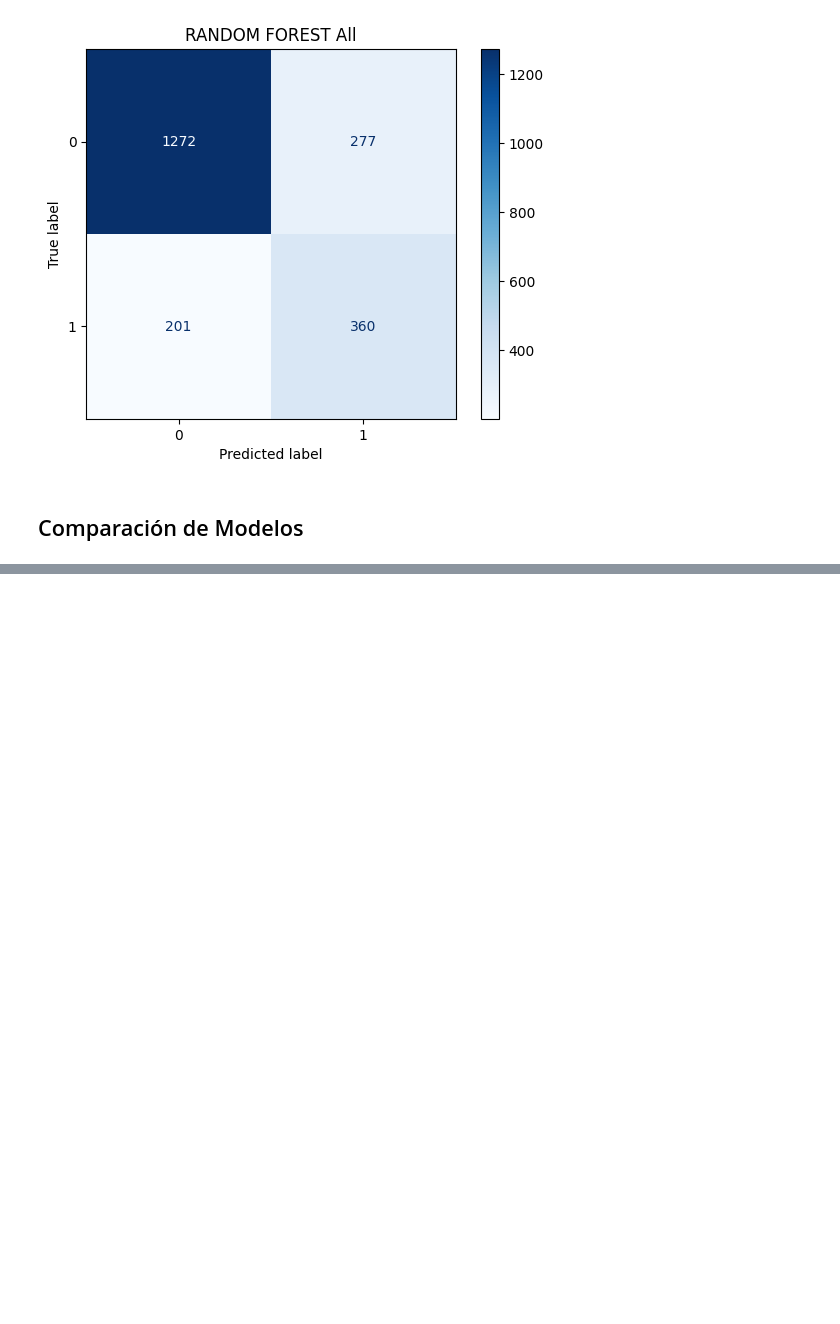
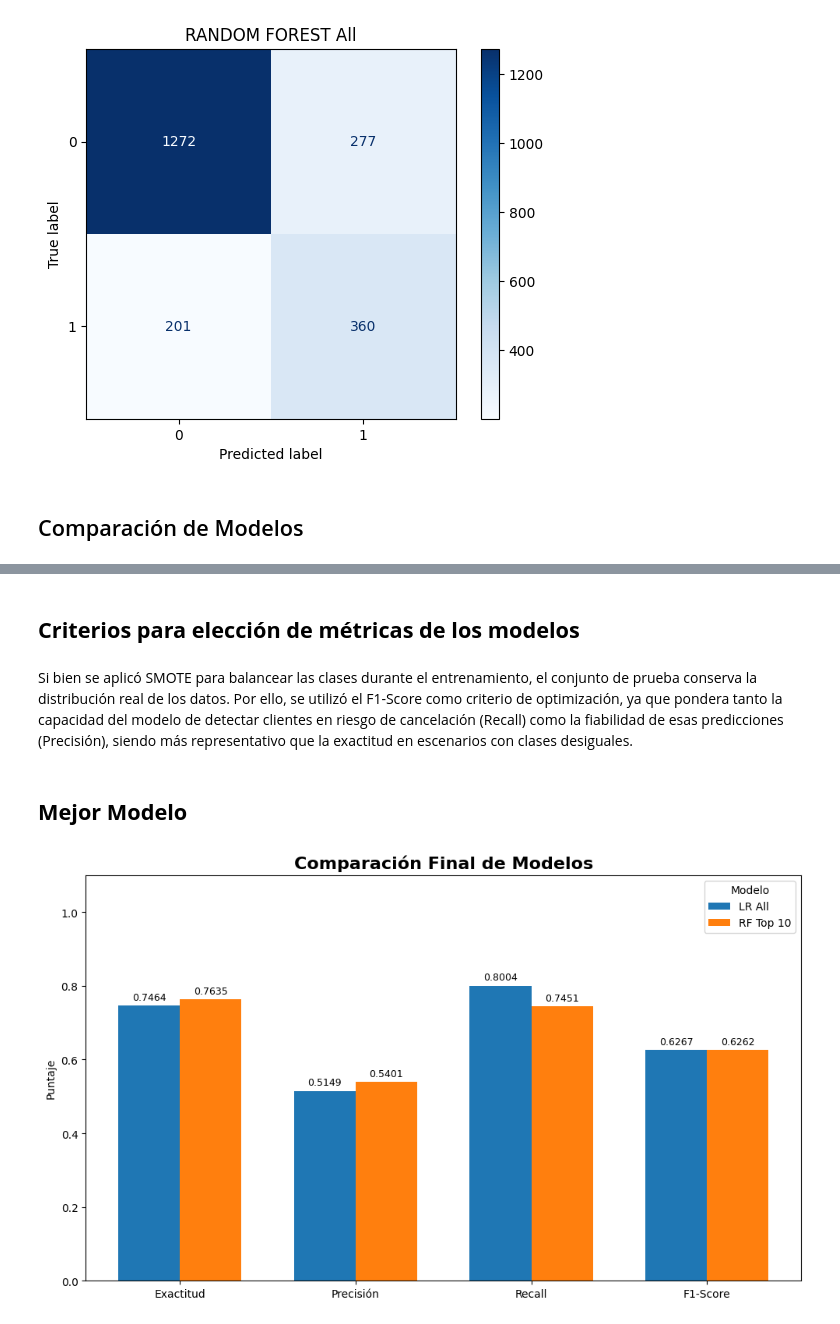
Before and after one commit to CristianRiascos/Alura-TelecomX-Parte2-Challenge, a Jupyter notebook: Challenge3.ipynb, the cells around one changed output, grey strips where cells are left out. Drawn from its saved outputs; the diff is of its cells as text; code cells hidden in the pictures; blank space fills up the shorter version.

```diff
--- a/Challenge3.ipynb
+++ b/Challenge3.ipynb
@@ -197,9 +192,9 @@ X_train, X_test, y_train, y_test = train_test_split(
 # %%
 import pandas as pd
 
-# Feature importance con Random Forest
-importances = pd.Series(rf.feature_importances_, index=X.columns)
-importances = importances.sort_values(ascending=False)
+# Correlación de todas las variables respecto a Churn
+importances = encoded_df.corr()['onehotencoder__Churn_Yes'].abs()
+importances = importances.drop('onehotencoder__Churn_Yes').sort_values(ascending=False)
 
 top_10 = importances.head(10).index.tolist()
 top_15 = importances.head(15).index.tolist()
@@ -419,0 +417,10 @@ F1-Score:   0.6010
+# %%
+def metricas(nombre, model, X_te, y_te):
+    y_pred = model.predict(X_te)
+    return {
+        'Modelo':     nombre,
+        'Exactitud':  accuracy_score(y_te, y_pred),
+        'Precisión':  precision_score(y_te, y_pred),
+        'Recall':     recall_score(y_te, y_pred),
+        'F1-Score':   f1_score(y_te, y_pred)
+    }
@@ -419,0 +469,7 @@ F1-Score:   0.6010
+# %%
+resultados_final = pd.DataFrame([
+    metricas('LR All',     lr_all, X_test_scaled_all, y_test),
+    metricas('RF Top 10',  rf_10,  X_test[top_10],    y_test)
+]).set_index('Modelo').round(4)
+
+print(resultados_final)
@@ -419,0 +577,28 @@ F1-Score:   0.6010
+# %% [markdown]
+## **Criterios para elección de métricas de los modelos**
+# %% [markdown]
+Si bien se aplicó SMOTE para balancear las clases durante el entrenamiento, el conjunto de prueba conserva la distribución real de los datos. Por ello, se utilizó el F1-Score como criterio de optimización, ya que pondera tanto la capacidad del modelo de detectar clientes en riesgo de cancelación (Recall) como la fiabilidad de esas predicciones (Precisión), siendo más representativo que la exactitud en escenarios con clases desiguales.
+# %% [markdown]
+## **Mejor Modelo**
+# %%
+modelos  = resultados_final.index.tolist()
+metricas = resultados_final.columns.tolist()
+x        = np.arange(len(metricas))
+ancho    = 0.35
+
+fig, ax = plt.subplots(figsize=(10, 6))
+
+for i, modelo in enumerate(modelos):
+    bars = ax.bar(x + i * ancho, resultados_final.loc[modelo], ancho, label=modelo)
+    ax.bar_label(bars, fmt='%.4f', padding=3, fontsize=9)
+
+ax.set_title('Comparación Final de Modelos', fontsize=16, fontweight='bold')
+ax.set_xticks(x + ancho / 2)
+ax.set_xticklabels(metricas)
+ax.set_ylim(0, 1.1)
+ax.set_ylabel('Puntaje')
+ax.legend(title='Modelo')
+plt.tight_layout()
+plt.show()
+# %% [output]
+[figure, added]
```
Also changed, not shown: parts of 34 cells of this notebook.
